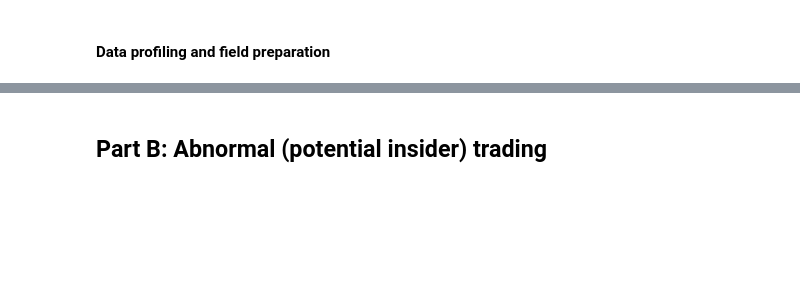
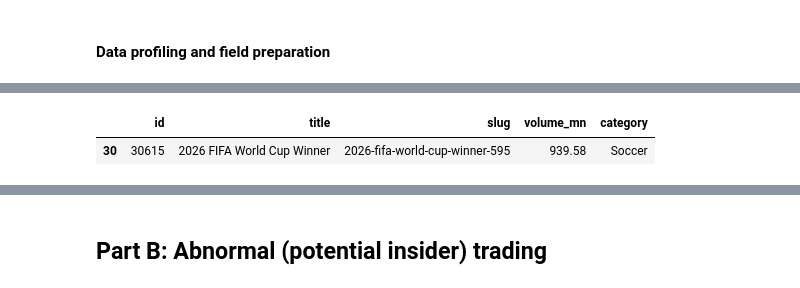
Before and after one commit to willsqqi/dwd-sp26-polymarket, a Jupyter notebook: polymarket_api_analysis.ipynb, the cells around one changed output, grey strips where cells are left out. Cells and saved outputs as stored; diff of their text form; code cells hidden in the pictures; blank space fills up the shorter version.

Commit message:
Finalize Polymarket project analysis

```diff
--- a/polymarket_api_analysis.ipynb
+++ b/polymarket_api_analysis.ipynb
@@ -461,85 +337,44 @@ Azure GPT test: No, unknown
 # %%
+# throw one event (2026 FIFA) to ai models, this part compare answers
 SELECTED_EVENT_ID = "30615"
+row = events_raw[events_raw["id"].astype(str) == SELECTED_EVENT_ID].iloc[0]
 
-top_events = events_raw.sort_values("volume", ascending=False).head(5).copy()
-selected = top_events[top_events["id"].astype(str) == str(SELECTED_EVENT_ID).strip()]
+display(pd.DataFrame([row])[["id", "title", "slug", "volume_mn", "category"]])
 
-row = selected.iloc[0]
-print("Selected event:")
-display(selected[["id", "title", "slug", "volume_mn", "derived_category"]])
+# pack event metadata and markets into one prompt
+prompt_text = f"""
+You are a sports prediction-market analyst.
+Given this Polymarket event and its nested market JSON, predict the most likely champion.
+Return only: predicted champion, confidence (0-100).
 
-event_title = str(row.get("title", row.get("slug", "")))
-event_slug = str(row.get("slug", ""))
-event_volume_mn = float(row.get("volume_mn") or 0)
-event_desc = str(row.get("description", ""))[:1200]
+event_id: {row["id"]}
+event_title: {row["title"]}
+event_slug: {row["slug"]}
+volume_usd_mn: {row["volume_mn"]:,.2f}
+description: {str(row.get("description", ""))[:1200]}
 
-markets_obj = row.get("markets", [])
-try:
-    markets_json = json.dumps(markets_obj, ensure_ascii=False, default=str)
-except Exception:
-    markets_json = str(markets_obj)
+markets_nested_json: {json.dumps(row["markets"], ensure_ascii=False, default=str)}
+"""
 
-prompt_text = (
-    "You are a sports prediction-market analyst. "
-    "Given this one championship event and its nested market JSON, predict the most likely champion. "
-    "Return only: predicted champion, confidence (0-100).\n\n"
-    f"event_id: {row.get('id', '')}\n"
-    f"event_title: {event_title}\n"
-    f"event_slug: {event_slug}\n"
-    f"volume_usd_mn: {event_volume_mn:,.2f}\n"
-    f"description: {event_desc}\n\n"
-    f"markets_nested_json: {markets_json}"
-)
-
-# Vertex query
-vertex_payload = {
-    "contents": [{"role": "user", "parts": [{"text": prompt_text}]}],
-    "generationConfig": {"temperature": 0.3, "maxOutputTokens": 2048},
-}
+# run same prompt through each model
+vertex_payload = {"contents": [{"role": "user", "parts": [{"text": prompt_text}]}], "generationConfig": {"temperature": 0.3, "maxOutputTokens": 2048}}
 vertex_resp = requests.post(vertex_endpoint, headers=vertex_headers, json=vertex_payload, timeout=60)
 vertex_resp.raise_for_status()
-vertex_json = vertex_resp.json()
-vertex_text = ""
-vc = vertex_json.get("candidates", [])
-if vc:
-    parts = vc[0].get("content", {}).get("parts", [])
-    vertex_text = "".join(str(p.get("text", "")) for p in parts if isinstance(p, dict)).strip()
+vertex_text = vertex_resp.json()["candidates"][0]["content"]["parts"][0]["text"].strip()
 
-# Claude query
-if claude_client:
-    claude_msg = claude_client.messages.create(
-        model=CLAUDE_MODEL,
-        max_tokens=2048,
-        temperature=0.3,
-        messages=[{"role": "user", "content": prompt_text}],
-    )
-    claude_text = "".join(block.text for block in claude_msg.content if getattr(block, "type", "") == "text").strip()
-else:
-    claude_text = "ANTHROPIC_API_KEY missing in .env"
+claude_msg = claude_client.messages.create(model=CLAUDE_MODEL, max_tokens=2048, temperature=0.3, messages=[{"role": "user", "content": prompt_text}])
+claude_text = claude_msg.content[0].text.strip()
 
-# Azure GPT query
-gpt_resp = azure_client.responses.create(
-    model=AZURE_OPENAI_DEPLOYMENT,
-    input=prompt_text,
-    max_output_tokens=2048,
-)
-gpt_text = (getattr(gpt_resp, "output_text", "") or "").strip()
-if not gpt_text:
-    parts = []
-    for item in getattr(gpt_resp, "output", []) or []:
-        for content in getattr(item, "content", []) or []:
-            if getattr(content, "type", "") in {"output_text", "text"}:
-                t = getattr(content, "text", "")
-                if t:
-                    parts.append(t)
-    gpt_text = "\n".join(parts).strip()
+gpt_msg = azure_client.responses.create(model=AZURE_OPENAI_DEPLOYMENT, input=prompt_text, max_output_tokens=2048)
+gpt_text = gpt_msg.output_text.strip()
 
+# print model outputs
 print("\n===== Gemini 3 Flash =====\n")
-print(vertex_text if vertex_text else "(empty response)")
-
+print(vertex_text)
 print("\n===== Claude Sonnet 4.6 =====\n")
-print(claude_text if claude_text else "(empty response)")
-
+print(claude_text)
 print("\n===== GPT 5.3 =====\n")
-print(gpt_text if gpt_text else "(empty response)")
+print(gpt_text)
 # %% [output]
+|  | id | title | slug | volume_mn | category |
+| 30 | 30615 | 2026 FIFA World Cup Winner | 2026-fifa-world-cup-winner-595 | 939.58 | Soccer |
```
Also changed, not shown: parts of 41 cells of this notebook, 14 other files.
